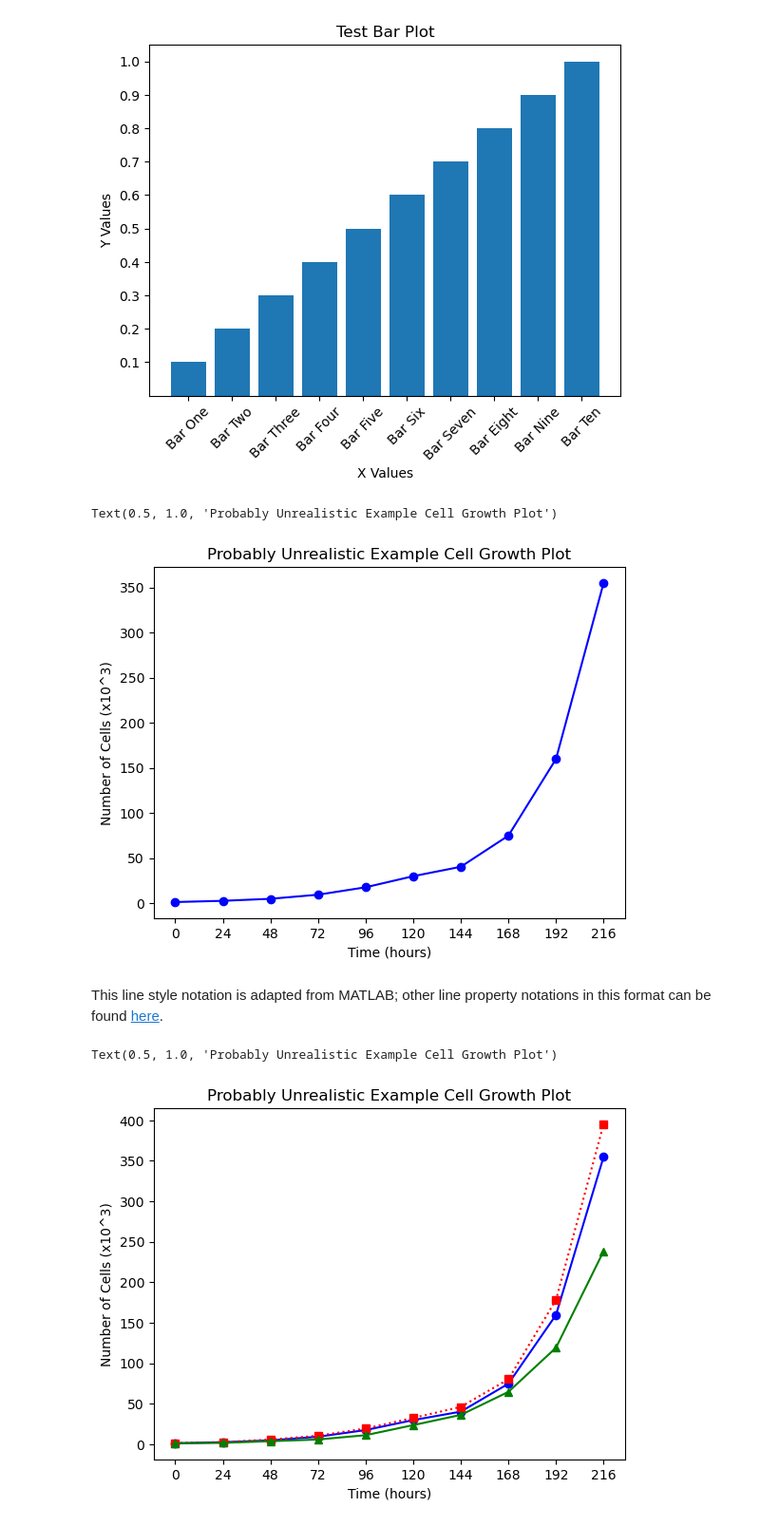
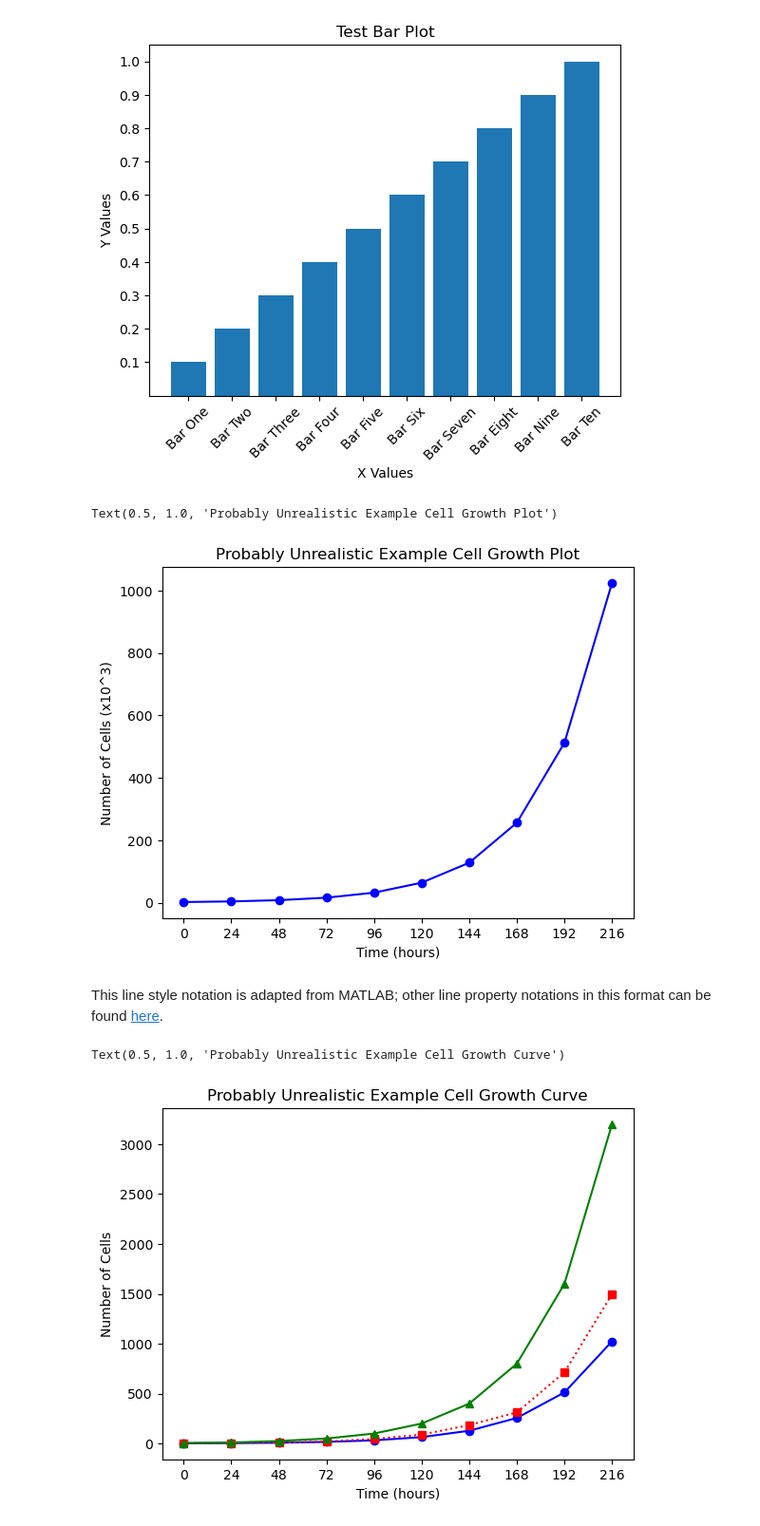
Before and after one commit to jkantorow/nucommlab-datavis-workshop, a Jupyter notebook: day-2/matplotlib_basics.ipynb, the cells around one changed output. Shown at 95% size. Cells and saved outputs as stored; diff of their text form; code cells hidden in the pictures.

```diff
--- a/day-2/day2_python_plotting_basics.ipynb
+++ b/day-2/matplotlib_basics.ipynb
@@ -110,7 +110,7 @@ plt.title('Test Bar Plot')
 Text(0.5, 1.0, 'Test Bar Plot')
 [figure]
 # %%
-data = [1.2, 2.56, 4.8, 9.34, 17.56, 29.87, 40.3, 74.82, 159.76, 354.97] # cells x10^3
+data = [2, 4, 8, 16, 32, 64, 128, 256, 512, 1024] # cells x10^3
 time = [0, 24, 48, 72, 96, 120, 144, 168, 192, 216] # hours elapsed
 
 plt.plot(time, data, 'bo-') # A third argument can be used in the .plot() method to specify the color, marker, and line style
@@ -123,26 +123,26 @@ plt.ylabel('Number of Cells (x10^3)')
 plt.title('Probably Unrealistic Example Cell Growth Plot')
 # %% [output]
 Text(0.5, 1.0, 'Probably Unrealistic Example Cell Growth Plot')
-[figure, old version]
+[figure, new version]
 # %% [markdown]
 This line style notation is adapted from MATLAB; other line property notations in this format can be found [here](https://www.mathworks.com/help/matlab/ref/matlab.graphics.chart.primitive.line-properties.html).
 # %%
-growth_cell_1 = [1.2, 2.56, 4.8, 9.34, 17.56, 29.87, 40.3, 74.82, 159.76, 354.97] # cells x10^3
-growth_cell_2 = [1.5, 2.75, 5.82, 10.62, 19.48, 32.53, 46.2, 80.3, 178.35, 395.24] # cells x10^3
-growth_cell_3 = [1.3, 1.73, 3.83, 5.9, 11.24, 23.67, 36.29, 64.72, 119.28, 238.5] # cells x10^3
+growth_cell_1 = [2, 4, 8, 16, 32, 64, 128, 256, 512, 1024] # number of cells
+growth_cell_2 = [2, 5, 10, 20, 46, 89, 185, 312, 714, 1496] # number of cells
+growth_cell_3 = [5, 10, 25, 50, 100, 200, 400, 800, 1600, 3200] # number of cells
 
 time = [0, 24, 48, 72, 96, 120, 144, 168, 192, 216] # hours elapsed
 
 plt.plot(time, growth_cell_1, 'bo-',
          time, growth_cell_2, 'rs:',
          time, growth_cell_3, 'g^-')
 
 plt.xlabel('Time (hours)')
 plt.xticks(time)
 
-plt.ylabel('Number of Cells (x10^3)')
+plt.ylabel('Number of Cells')
 
-plt.title('Probably Unrealistic Example Cell Growth Plot')
+plt.title('Probably Unrealistic Example Cell Growth Curve')
 # %% [output]
-Text(0.5, 1.0, 'Probably Unrealistic Example Cell Growth Plot')
+Text(0.5, 1.0, 'Probably Unrealistic Example Cell Growth Curve')
-[figure, old version]
+[figure, new version]
```
Also changed, not shown: parts of 3 cells of this notebook.
